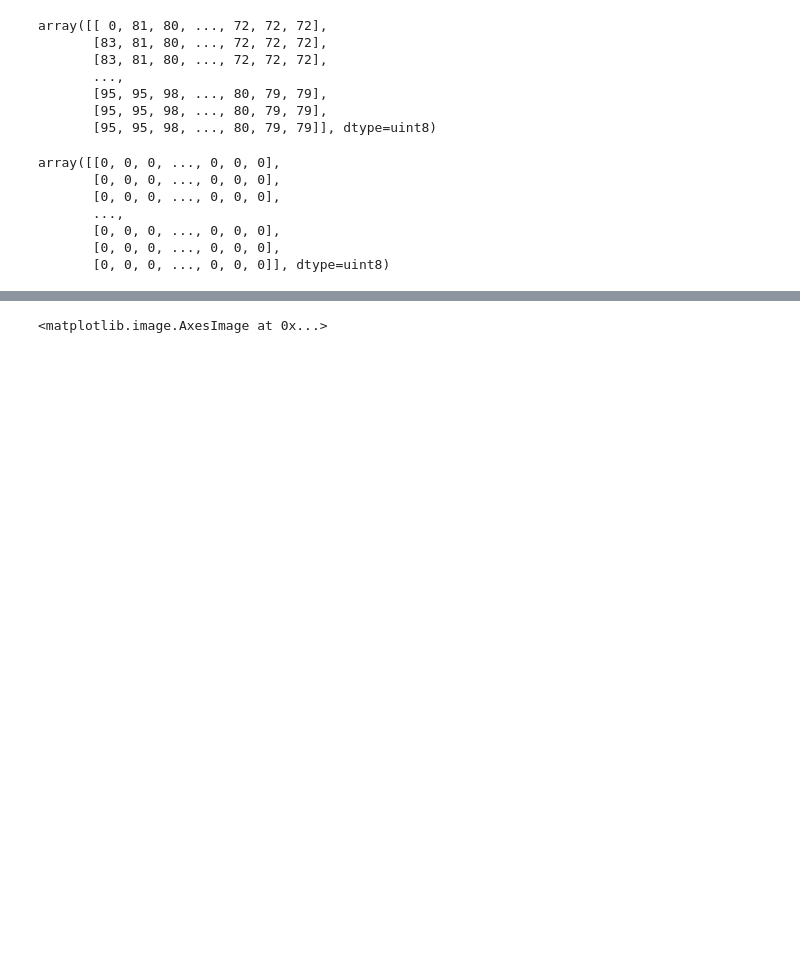
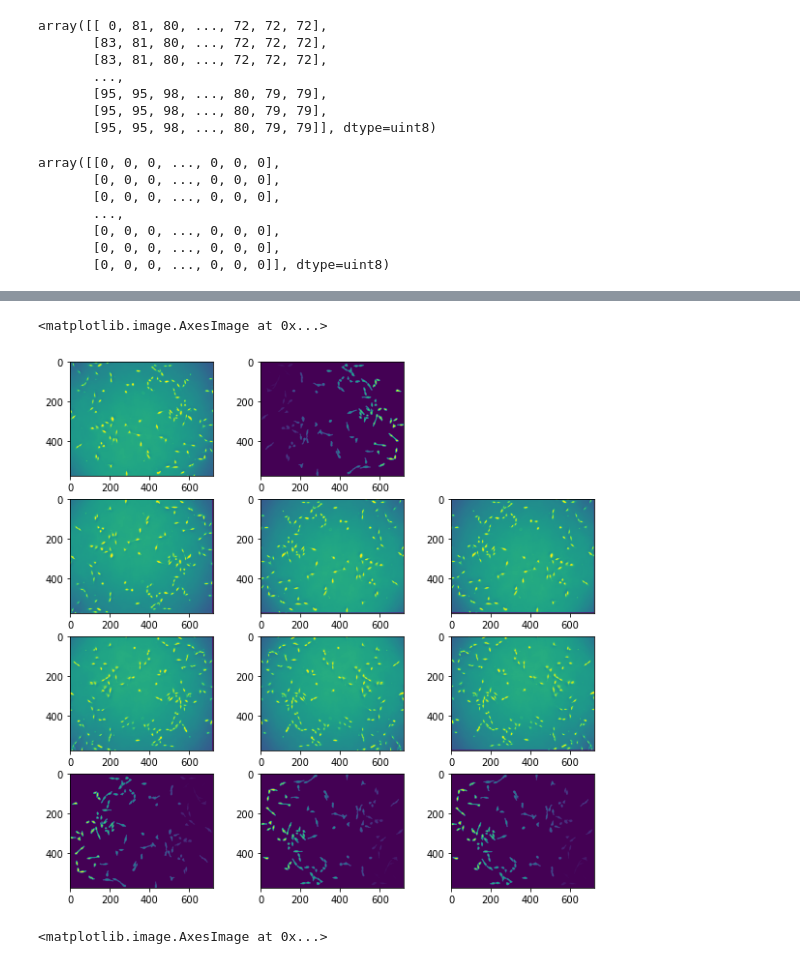
Before and after one commit to shizhs/COMP9517, a Jupyter notebook: test_augemtation.ipynb, the cells around one changed output, grey strips where cells are left out. Drawn from its saved outputs; the diff is of its cells as text; code cells hidden in the pictures; blank space fills up the shorter version.

```diff
--- a/test_augemtation.ipynb
+++ b/test_augemtation.ipynb
@@ -53,3 +132,37 @@ array([[0, 0, 0, ..., 0, 0, 0],
+# %%
+#a = [x for x in trainset]
+fig=plt.figure(figsize=(10, 10))
+fig.add_subplot(4, 3, 1)
+plt.imshow(image)
+fig.add_subplot(4, 3, 2)
+plt.imshow(mask)
+
+i = 0
+fig.add_subplot(4, 3, 4)
+plt.imshow(trainset[i][0][0])
+fig.add_subplot(4, 3, 5)
+plt.imshow(trainset[i][0][1])
+fig.add_subplot(4, 3, 6)
+plt.imshow(trainset[i][0][2])
+
+i = 1
+fig.add_subplot(4, 3, 7)
+plt.imshow(trainset[i][0][0])
+fig.add_subplot(4, 3, 8)
+plt.imshow(trainset[i][0][1])
+fig.add_subplot(4, 3, 9)
+plt.imshow(trainset[i][0][2])
+
+i = 2
+fig.add_subplot(4, 3, 10)
+plt.imshow(trainset[i][0][0])
+fig.add_subplot(4, 3, 11)
+plt.imshow(trainset[i][0][1])
+fig.add_subplot(4, 3, 12)
+plt.imshow(trainset[i][0][2])
+# %% [output]
+<matplotlib.image.AxesImage at 0x...>
+[figure, added]
 # %%
 fig=plt.figure()
 fig.add_subplot(1, 2, 1)
```
Also changed, not shown: parts of 8 cells of this notebook, 6 other files.
